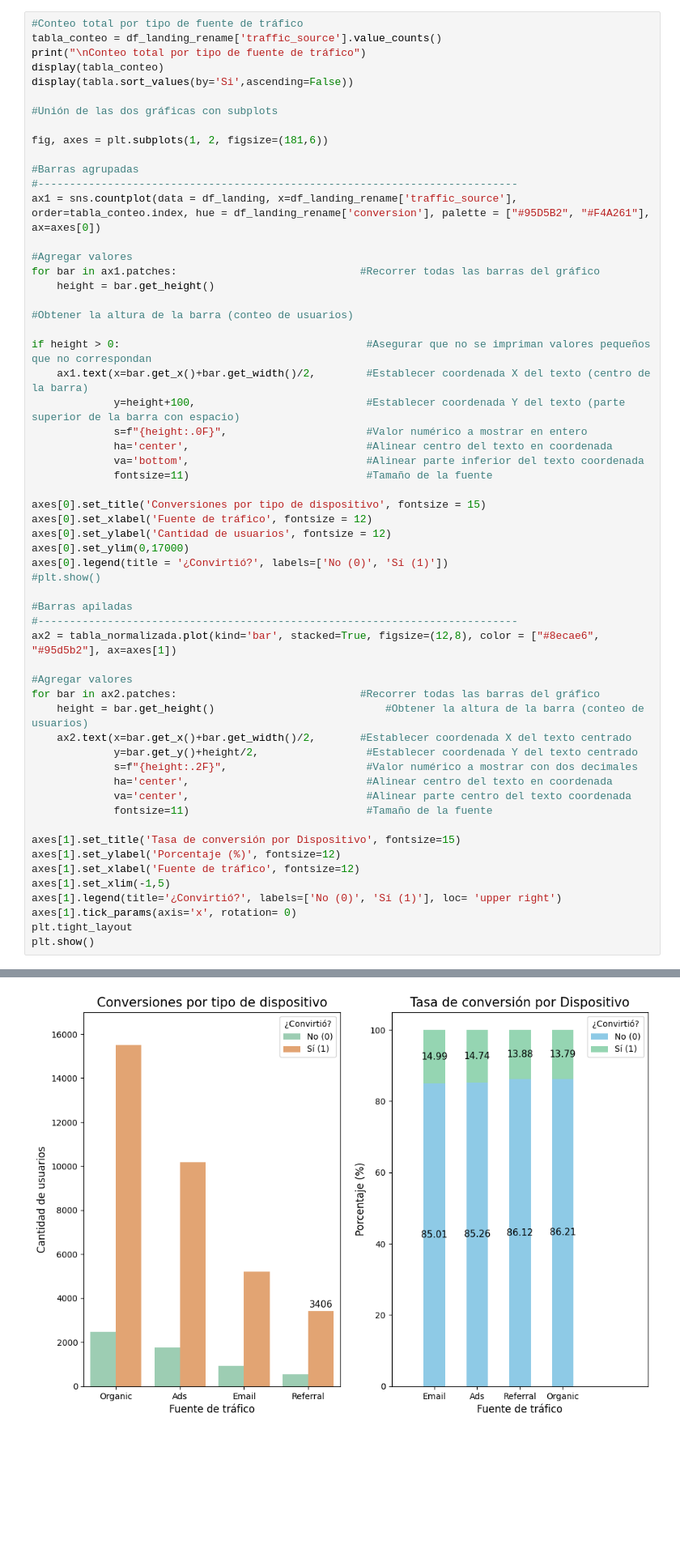
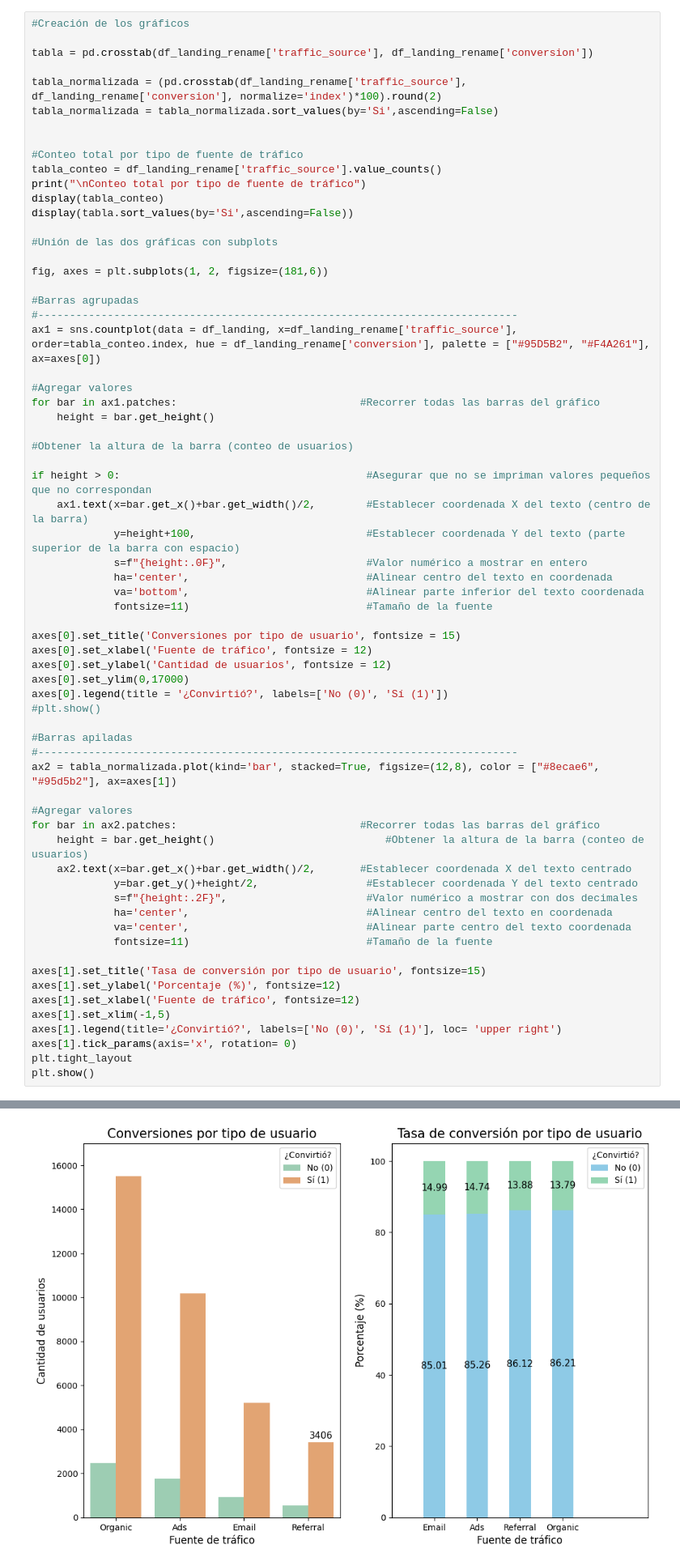
Before and after one commit to JacoboGO/Proyecto_Landing_Experiment, a Jupyter notebook: Landing_Experiment.ipynb, the cells around one changed output, grey strips where cells are left out. Shown at 81% size. Cells and saved outputs as stored; diff of their text form; blank space fills up the shorter version.

```diff
--- a/Landing_Experiment.ipynb
+++ b/Landing_Experiment.ipynb
@@ -733,4 +726,12 @@ tabla_normalizada = tabla_normalizada.sort_values(by='Si',ascending=False)
 # %%
+#Creación de los gráficos
+
+tabla = pd.crosstab(df_landing_rename['traffic_source'], df_landing_rename['conversion'])
+
+tabla_normalizada = (pd.crosstab(df_landing_rename['traffic_source'], df_landing_rename['conversion'], normalize='index')*100).round(2)
+tabla_normalizada = tabla_normalizada.sort_values(by='Si',ascending=False)
+
+
 #Conteo total por tipo de fuente de tráfico
 tabla_conteo = df_landing_rename['traffic_source'].value_counts()
 print("\nConteo total por tipo de fuente de tráfico")
@@ -759,7 +760,7 @@ if height > 0:                                       #Asegurar que no se imprima
              va='bottom',                            #Alinear parte inferior del texto coordenada
              fontsize=11)                            #Tamaño de la fuente
 
-axes[0].set_title('Conversiones por tipo de dispositivo', fontsize = 15)
+axes[0].set_title('Conversiones por tipo de usuario', fontsize = 15)
 axes[0].set_xlabel('Fuente de tráfico', fontsize = 12)
 axes[0].set_ylabel('Cantidad de usuarios', fontsize = 12)
 axes[0].set_ylim(0,17000)
@@ -773,35 +774,35 @@ ax2 = tabla_normalizada.plot(kind='bar', stacked=True, figsize=(12,8), color = [
 #Agregar valores
 for bar in ax2.patches:                             #Recorrer todas las barras del gráfico
     height = bar.get_height()                           #Obtener la altura de la barra (conteo de usuarios)
     ax2.text(x=bar.get_x()+bar.get_width()/2,       #Establecer coordenada X del texto centrado
              y=bar.get_y()+height/2,                 #Establecer coordenada Y del texto centrado
              s=f"{height:.2F}",                      #Valor numérico a mostrar con dos decimales
              ha='center',                            #Alinear centro del texto en coordenada
              va='center',                            #Alinear parte centro del texto coordenada
              fontsize=11)                            #Tamaño de la fuente
 
-axes[1].set_title('Tasa de conversión por Dispositivo', fontsize=15)
+axes[1].set_title('Tasa de conversión por tipo de usuario', fontsize=15)
 axes[1].set_ylabel('Porcentaje (%)', fontsize=12)
 axes[1].set_xlabel('Fuente de tráfico', fontsize=12)
 axes[1].set_xlim(-1,5)
 axes[1].legend(title='¿Convirtió?', labels=['No (0)', 'Sí (1)'], loc= 'upper right')
 axes[1].tick_params(axis='x', rotation= 0)
 plt.tight_layout
 plt.show()
 # %% [output]
 Conteo total por tipo de fuente de tráfico
 Organic     17987
 Ads         11935
 Email        6123
 Referral     3955
 Name: traffic_source, dtype: int64
 | conversion | No | Si |
 | traffic_source |  |  |
 | Organic | 15507 | 2480 |
 | Ads | 10176 | 1759 |
 | Email | 5205 | 918 |
 | Referral | 3406 | 549 |
-[figure, old version]
+[figure, new version]
 # %% [markdown]
 
 ✍️ **Comentario**:
```
Also changed, not shown: parts of 4 cells of this notebook.
